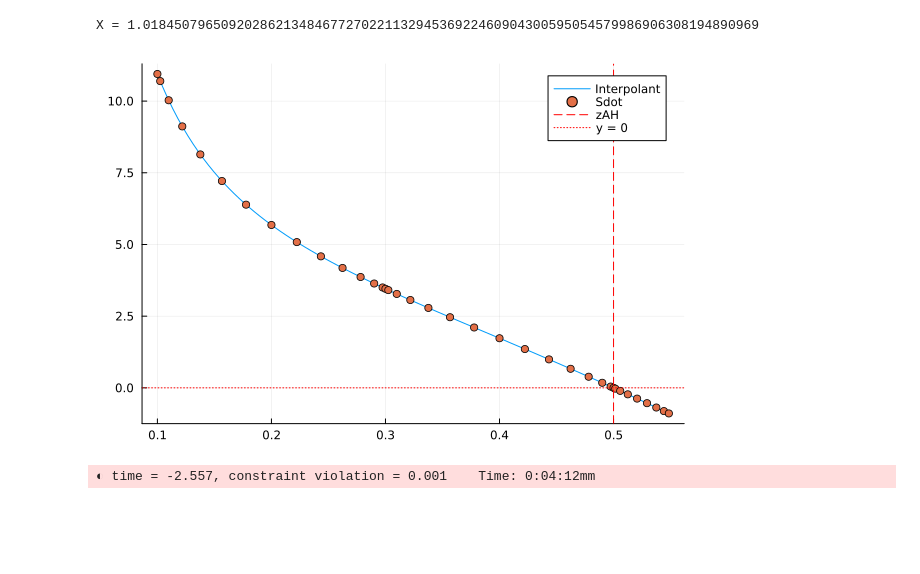
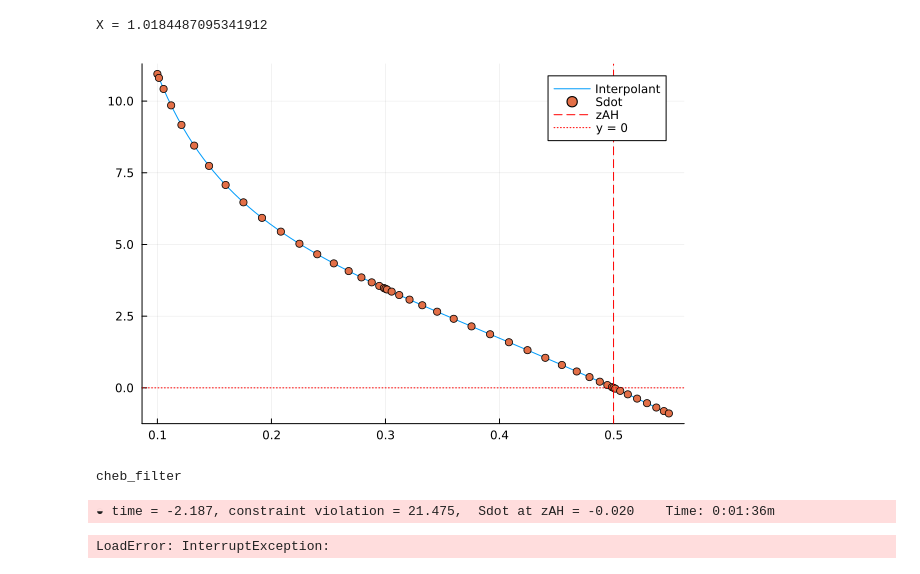
Before and after one commit to JanKozuszek/Reproducing-Dynamic-Holo, a Jupyter notebook: NewRun.ipynb, the cells around one changed output. Saved outputs shown, nothing was run; the diff lists cells and outputs as text; code cells hidden in the pictures; blank space fills up the shorter version.

Commit message:
Added high frequency dissipation in first domain only. Code seems to work now

```diff
--- a/NewRun.ipynb
+++ b/NewRun.ipynb
@@ -4,14 +4,14 @@
 # State vector: [t, ξ, p_2, a_4], var_vec.
 # var_vec: Phi, S, Sdot, PhiDot, A.
 #
-T = BigFloat;
-setprecision(T,256)
+# T = BigFloat;
+# setprecision(T,128)
 
-# T = Float64;
+T = Float64;
 
 # --------------------------------------------------------------
 #  Struct definition: this holds all variables at a grid point.
-# --------------------------------------------------------------
+# --------------------------------------------------------------/
 
 struct PDEVars{T}
     Phi::T
@@ -61,9 +61,12 @@ global const M = T(1.);
 global zAH = T(1/2);
 
 global const z_boundaries = [zero(T), T(0.1), T(0.3), T(0.5), T(0.55)]; #Boundaries of grid domains.
-global const domain_sizes = [10, 15, 15, 10]; #sizes of all domains.
+global const domain_sizes = [15, 20, 20, 10]; #sizes of all domains.
 global const Ndom = length(domain_sizes);
 global const N = sum(domain_sizes);
+
+global domAH = 3;
+global indAH = 20;
 
 global const zero_var = [zeros(T,n) for n in domain_sizes]; #Helpful for getting arrays of the right shape
 
@@ -75,7 +78,7 @@ DV(x) = - x * (144. + 64. * x^2 - 33. * x^4 + 2. * x^6) / 48.;
 init_guess = [copy(zero_var) for var in 1:NVar];
 Var = copy(init_guess);
 # %%
-init_params = [T(-3), T(0.), 0, -T(100.)];
+init_params = [T(-5), T(1.0184506104508582), 0, -T(100.)];
 init_guess = [copy(zero_var) for var in 1:NVar];
 # %%
 
@@ -98,24 +101,29 @@ for ii in 1:500
     init_params[ind_X] = newX;
 end
 # %% [output]
-X = 1.0184507965092028621348467727022113294536922460904300595054579986906308194890969
+X = 1.0184487095341912
 # %%
 InitVar = ComputeBulk(init_params, Var);
 # %%
-fig = PlotSdot(init_params,Var);
+fig = PlotSdot(init_params,InitVar);
 display(fig)
 # %% [output]
-[figure, old version]
+[figure, new version]
+# %%
+include("solvers.jl")
+# %% [output]
+cheb_filter
 # %%
-dt = T(.00005);
+dt = T(.00002);
 
 
 outfile = [];
 monitorfile = [];
 
-VarFinal, XFinal, a4Final = Evolve(init_params,InitVar, 2, dt, 100, outfile, monitorfile);
+FinalParams, VarFinal = Evolve(init_params,InitVar, -1, dt, 500, outfile, monitorfile);
 
 # close(outfile);
 # close(monitorfile);
 # %% [output]
-◐ time = -2.557, constraint violation = 0.001    Time: 0:04:12mm
+◒ time = -2.187, constraint violation = 21.475,  Sdot at zAH = -0.020    Time: 0:01:36m
+LoadError: InterruptException:
```
Also changed, not shown: parts of 8 cells of this notebook, 3 other files.
